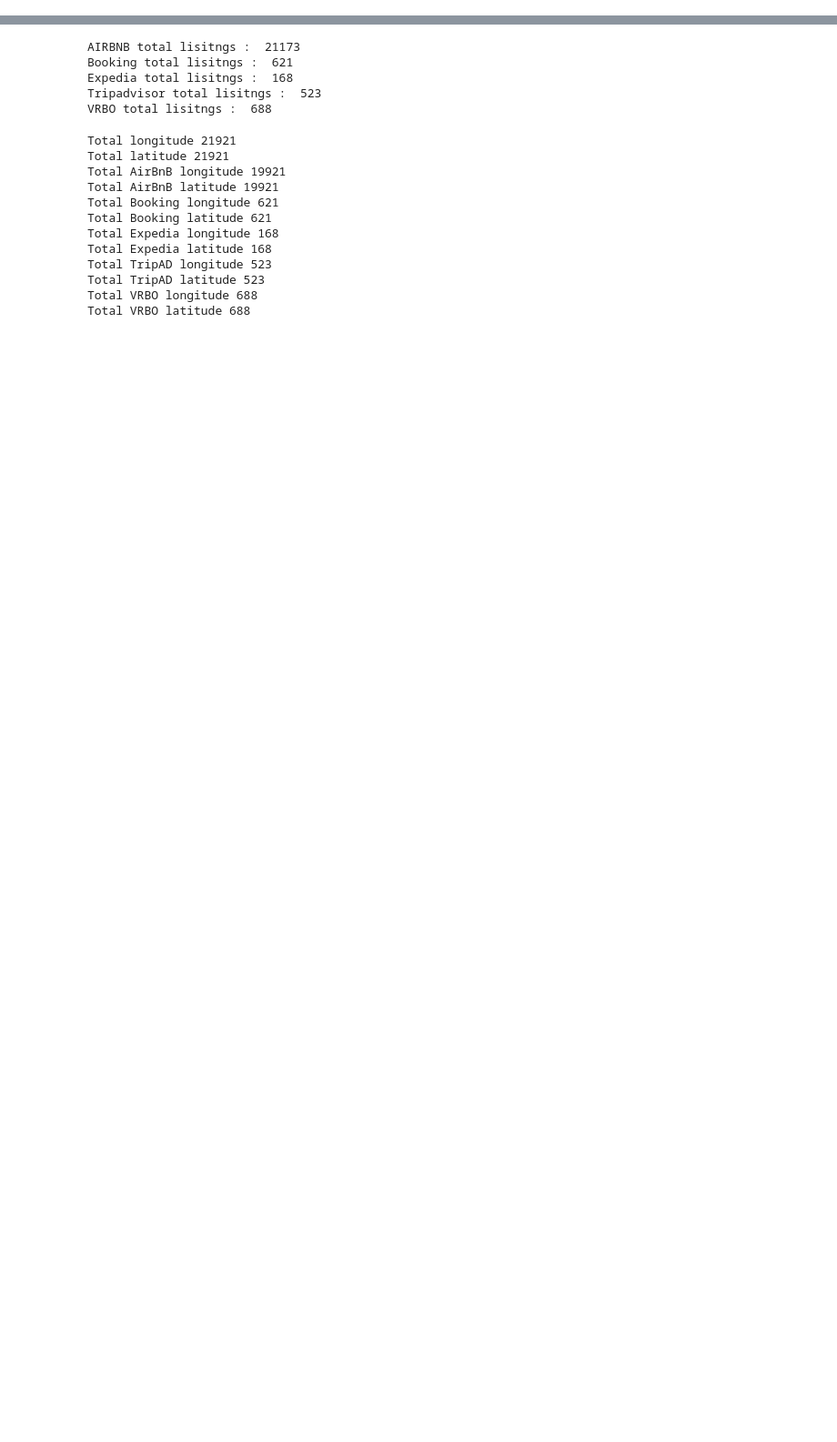
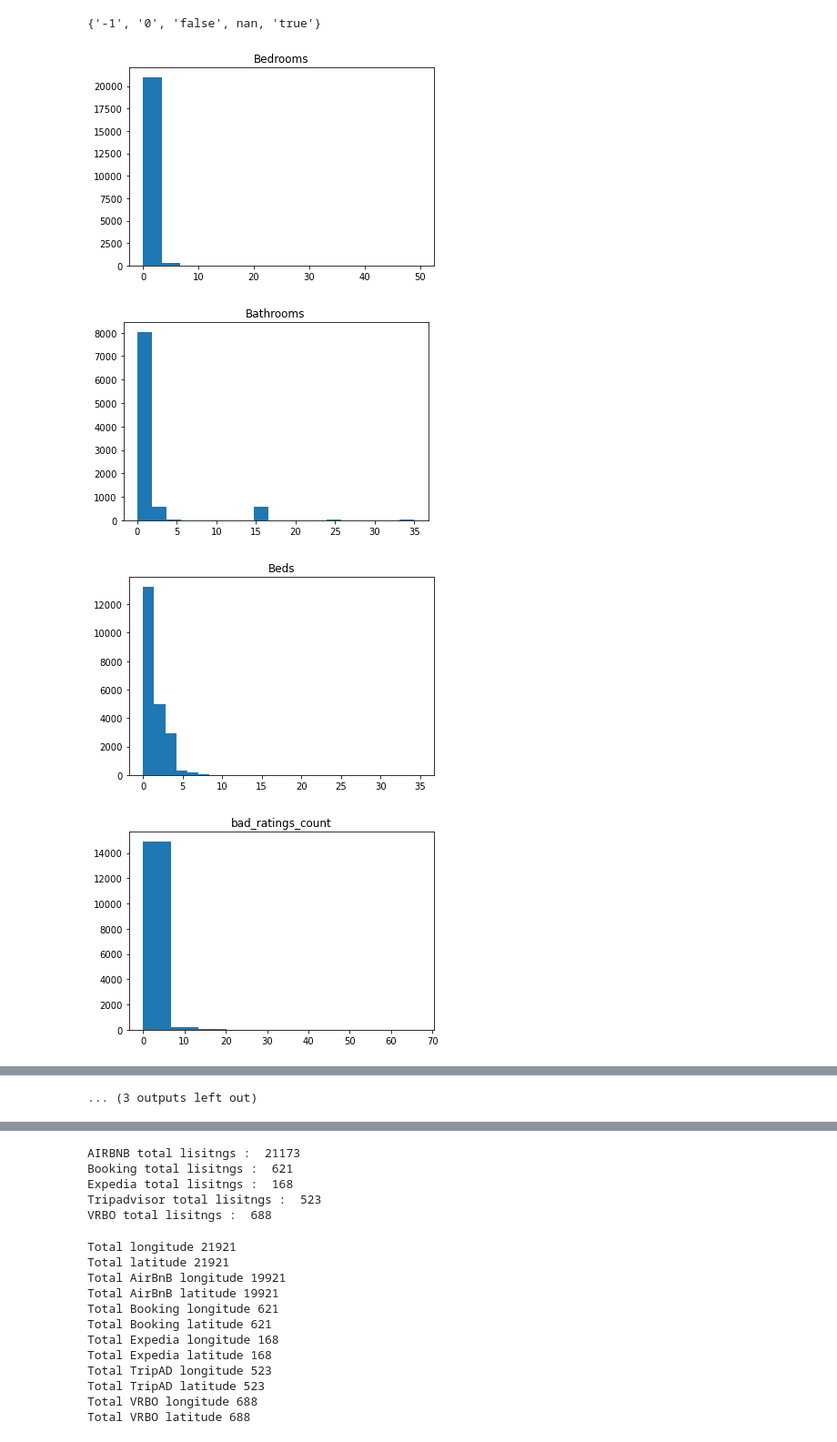
Before and after one commit to Amsterdam-Internships/Double-Listing, a Jupyter notebook: data.ipynb, the cells around one changed output, grey strips where cells are left out. Shown: that part at 91% size. Drawn from its saved outputs; the diff is of its cells as text; code cells hidden in the pictures; blank space fills up the shorter version.

```diff
--- a/data.ipynb
+++ b/data.ipynb
@@ -5,4 +6,6 @@ import recordlinkage as rl
 from recordlinkage.index import Block
 # %%
 df_frame = pd.read_csv("tbl_listing_info_amsterdam_20200104.csv")
+df_new = pd.read_csv("tbl_listings_research_18_02_2022.csv")
+df_extra = pd.read_csv("tbl_listing_description_07_03_2022.csv")
 # %%
@@ -28,0 +120,5 @@ Index(['wsa_listing_id', 'customer_name', 'site', 'listing_id',
+# %%
+df_merged = pd.merge(df_frame,df_new, on="ListingId",how='left', suffixes=('', '_DROP')).filter(regex='^(?!.*_DROP)')
+
+#df_extra.rename(columns={'listingid':'ListingId'},inplace=True)
+#df_merged= pd.merge(df_frame,df_extra, on='ListingId',how='left')
@@ -28,0 +143,27 @@ Index(['wsa_listing_id', 'customer_name', 'site', 'listing_id',
+# %%
+list(df_merged['User_Is_superhost'])
+set(list(df_merged['Host_has_profile_pic']))
+# User_Is_superhost? ,Is_business_travel_ready,Is_family_preferred, Host_has_profile_pic
+# %% [output]
+{'-1', '0', 'false', nan, 'true'}
+# %%
+histogram(df_merged,'Bedrooms')
+histogram(df_merged,'Bathrooms')
+histogram(df_merged,'Beds')
+histogram(df_merged,'bad_ratings_count')
+histogram(df_merged,'Is_new_listing')
+histogram(df_merged,'host_listings_count_hist')
+histogram(df_merged,'kpi_capacity_more_than_4')
+histogram(df_merged,'kpi_capacity_more_than_6')
+histogram(df_merged,'2021-08_available_days')
+histogram(df_merged,'host_reviews_per_listing')
+histogram(df_merged,'host_popularity_score_percentage')
+histogram(df_merged,'host_reviews_per_listing')
+histogram(df_merged,'host_reviews_per_year')
+histogram(df_merged,'Reviews_count')
+histogram(df_merged,'Picture_count')
+# %% [output]
+[figure, added]
+[figure, added]
+[figure, added]
+[figure, added]
@@ -28,0 +178 @@ Index(['wsa_listing_id', 'customer_name', 'site', 'listing_id',
+... (3 outputs left out)
```
Also changed, not shown: parts of 20 cells of this notebook.
